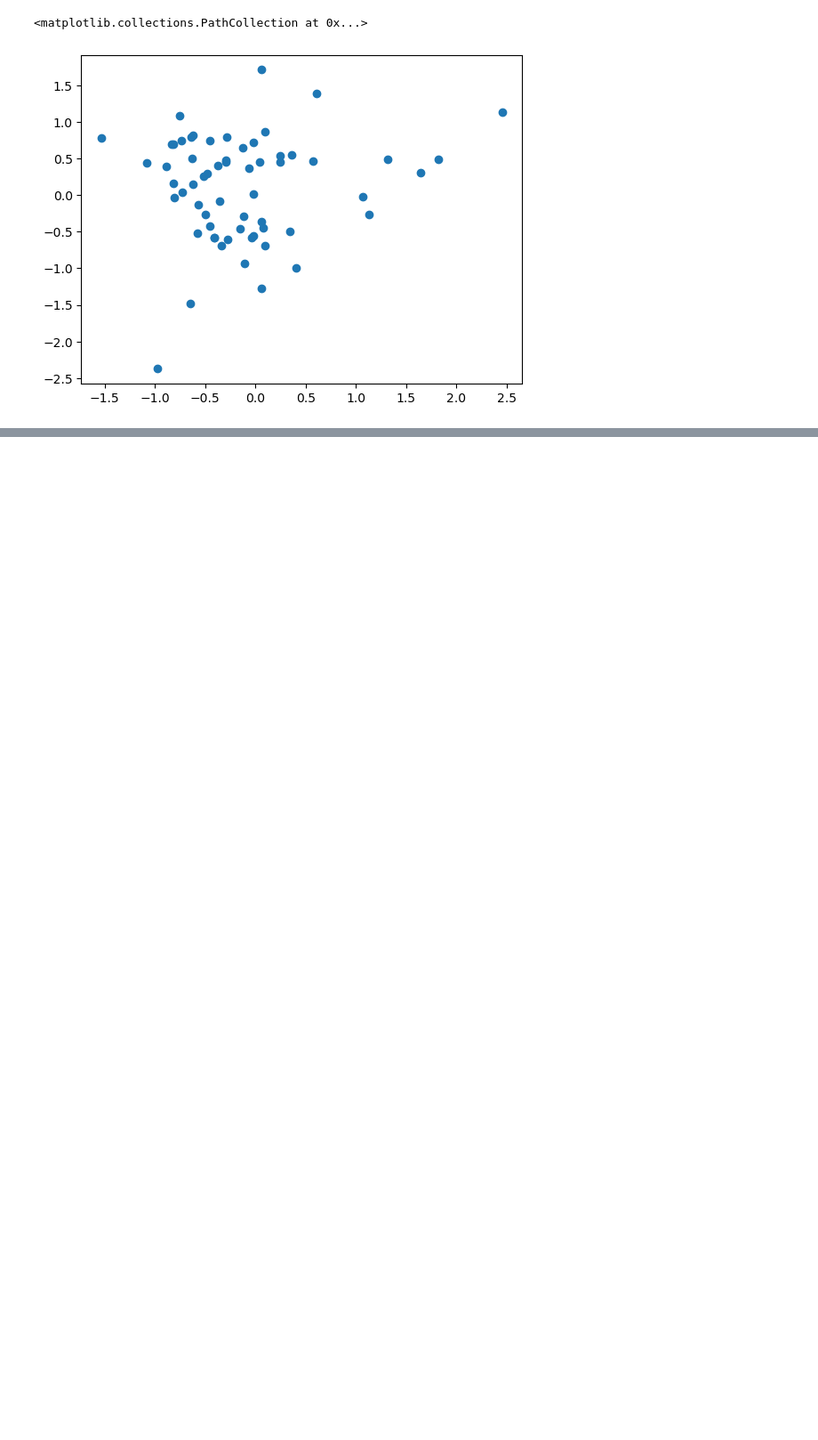
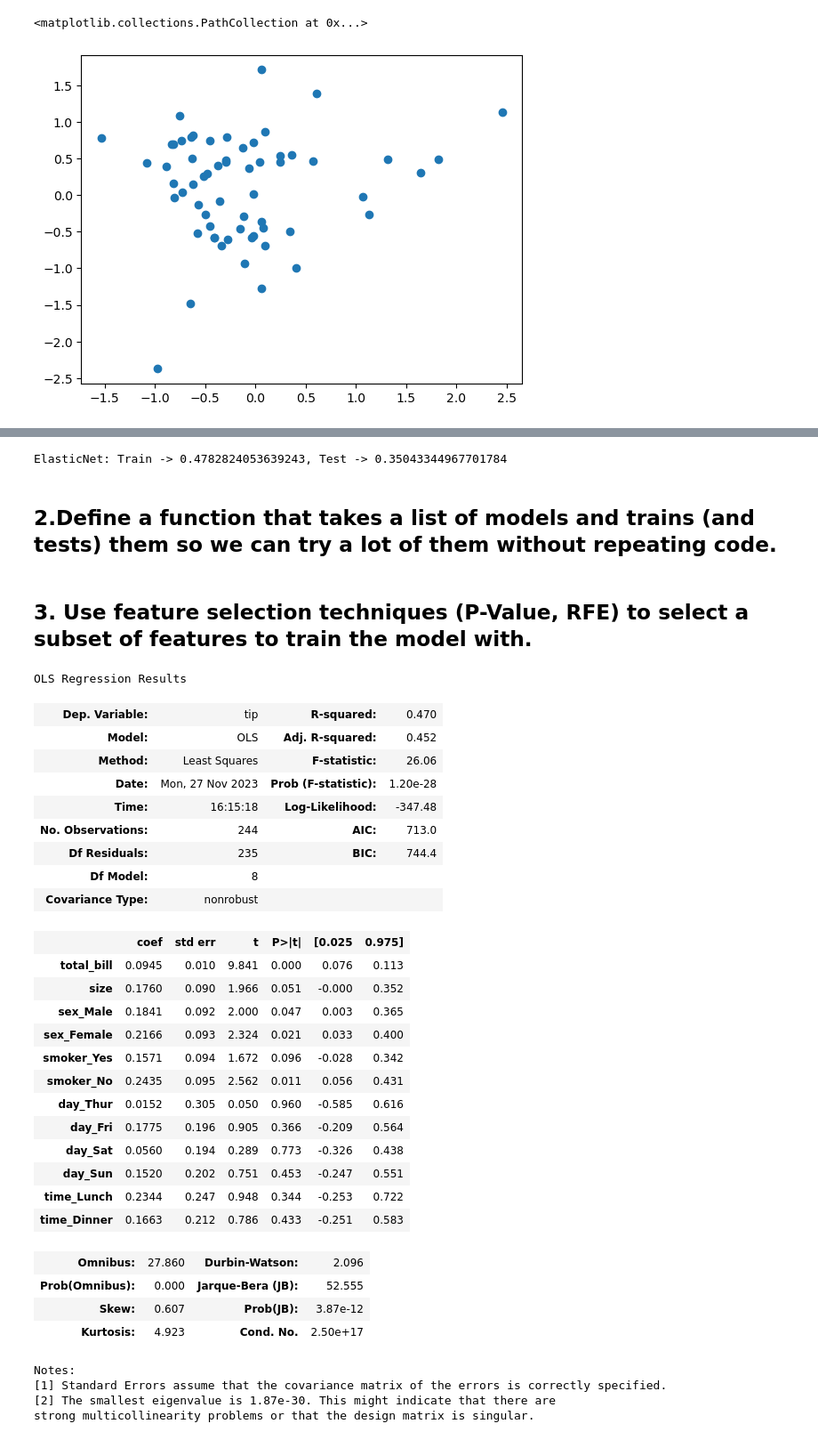
Before and after one commit to yveness7/IronHackIvet, a Jupyter notebook: Week 7/day 1/Linear_Regression_complete.ipynb, the cells around one changed output, grey strips where cells are left out. Shown at 89% size. Drawn from its saved outputs; the diff is of its cells as text; code cells hidden in the pictures; blank space fills up the shorter version.

```diff
--- a/Week 7/day 1/Linear_Regression_complete.ipynb
+++ b/Week 7/day 1/Linear_Regression_complete.ipynb
@@ -250,0 +289,8 @@ array([[2.52628559]])
+# %%
+model=ElasticNet(alpha=0)
+model.fit(X_train, y_train)
+print(f"{model.__class__.__name__}: Train -> {model.score(X_train, y_train)}, Test -> {model.score(X_test, y_test)}")
+# %% [output]
+ElasticNet: Train -> 0.4782824053639243, Test -> 0.35043344967701784
+# %% [markdown]
+## 2.Define a function that takes a list of models and trains (and tests) them so we can try a lot of them without repeating code.
@@ -250,0 +320,38 @@ array([[2.52628559]])
+# %% [markdown]
+## 3. Use feature selection techniques (P-Value, RFE) to select a subset of features to train the model with.
+# %%
+import statsmodels.api as sm
+model = sm.OLS(y,X).fit() # ordinary least squares regression model from statsmodels
+model.summary()
+# %% [output]
+OLS Regression Results
+| Dep. Variable: | tip | R-squared: | 0.470 |
+| Model: | OLS | Adj. R-squared: | 0.452 |
+| Method: | Least Squares | F-statistic: | 26.06 |
+| Date: | Mon, 27 Nov 2023 | Prob (F-statistic): | 1.20e-28 |
+| Time: | 16:15:18 | Log-Likelihood: | -347.48 |
+| No. Observations: | 244 | AIC: | 713.0 |
+| Df Residuals: | 235 | BIC: | 744.4 |
+| Df Model: | 8 |  |  |
+| Covariance Type: | nonrobust |  |  |
+|  | coef | std err | t | P>|t| | [0.025 | 0.975] |
+| total_bill | 0.0945 | 0.010 | 9.841 | 0.000 | 0.076 | 0.113 |
+| size | 0.1760 | 0.090 | 1.966 | 0.051 | -0.000 | 0.352 |
+| sex_Male | 0.1841 | 0.092 | 2.000 | 0.047 | 0.003 | 0.365 |
+| sex_Female | 0.2166 | 0.093 | 2.324 | 0.021 | 0.033 | 0.400 |
+| smoker_Yes | 0.1571 | 0.094 | 1.672 | 0.096 | -0.028 | 0.342 |
+| smoker_No | 0.2435 | 0.095 | 2.562 | 0.011 | 0.056 | 0.431 |
+| day_Thur | 0.0152 | 0.305 | 0.050 | 0.960 | -0.585 | 0.616 |
+| day_Fri | 0.1775 | 0.196 | 0.905 | 0.366 | -0.209 | 0.564 |
+| day_Sat | 0.0560 | 0.194 | 0.289 | 0.773 | -0.326 | 0.438 |
+| day_Sun | 0.1520 | 0.202 | 0.751 | 0.453 | -0.247 | 0.551 |
+| time_Lunch | 0.2344 | 0.247 | 0.948 | 0.344 | -0.253 | 0.722 |
+| time_Dinner | 0.1663 | 0.212 | 0.786 | 0.433 | -0.251 | 0.583 |
+| Omnibus: | 27.860 | Durbin-Watson: | 2.096 |
+| Prob(Omnibus): | 0.000 | Jarque-Bera (JB): | 52.555 |
+| Skew: | 0.607 | Prob(JB): | 3.87e-12 |
+| Kurtosis: | 4.923 | Cond. No. | 2.50e+17 |
+Notes:
+[1] Standard Errors assume that the covariance matrix of the errors is correctly specified.
+[2] The smallest eigenvalue is 1.87e-30. This might indicate that there are
+strong multicollinearity problems or that the design matrix is singular.
```
Also changed, not shown: parts of 25 cells of this notebook.
